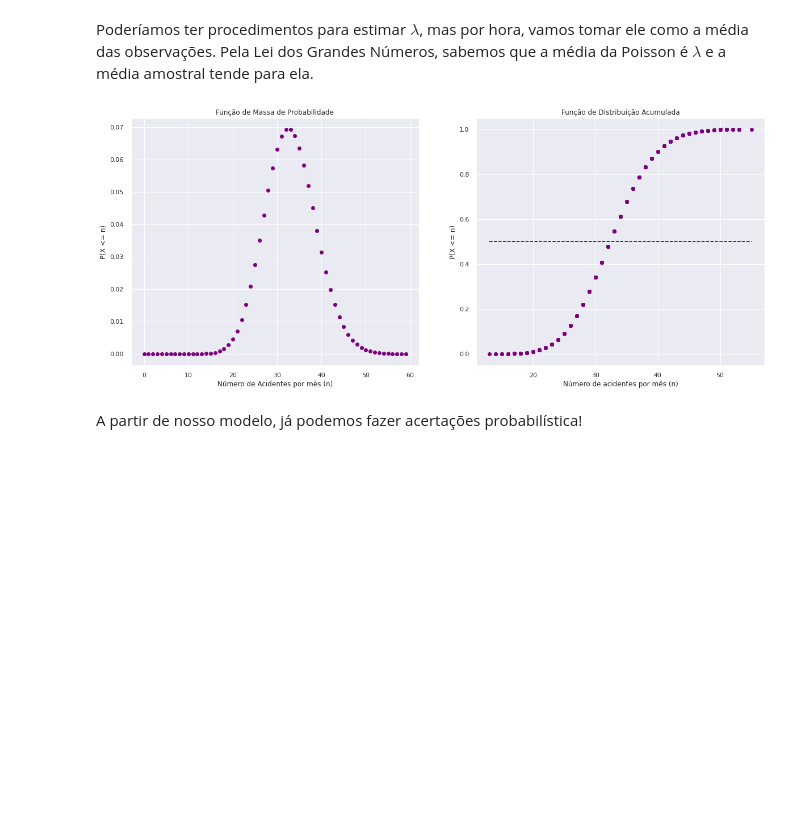
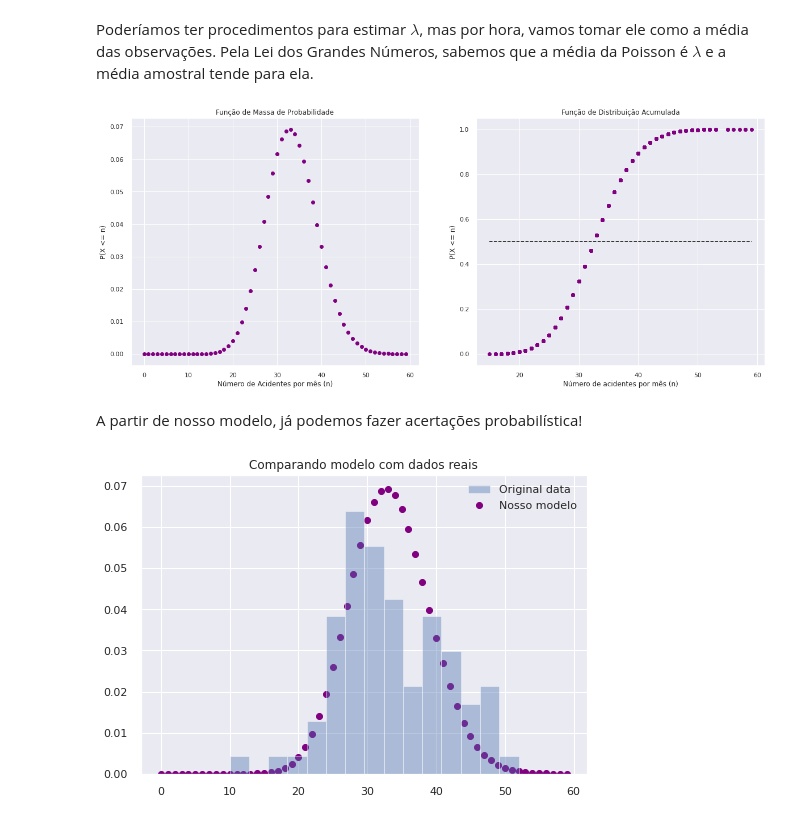
Before and after one commit to lucasmoschen/ta-sessions, a Jupyter notebook: Statistical_Inference/notebooks/StatisticalInference.ipynb, the cells around one changed output. Saved outputs shown, nothing was run; the diff lists cells and outputs as text; code cells hidden in the pictures; blank space fills up the shorter version.

```diff
--- a/Statistical_Inference/notebooks/StatisticalInference.ipynb
+++ b/Statistical_Inference/notebooks/StatisticalInference.ipynb
@@ -108,7 +108,7 @@ Número estimado de acidentes por mês 33.14386273647162
 # %% [markdown]
 Poderíamos ter procedimentos para estimar $\lambda$, mas por hora, vamos tomar ele como a média das observações. Pela Lei dos Grandes Números, sabemos que a média da Poisson é $\lambda$ e a média amostral tende para ela.
 # %%
-lamda = 33
+lamda = 33.25
 # %%
 X = poisson(lamda)
 I = np.arange(0,60,1)
@@ -131,6 +131,24 @@ ax[1].set_title('Função de Distribuição Acumulada')
 
 plt.show()
 # %% [output]
-[figure, old version]
+[figure, new version]
 # %% [markdown]
 A partir de nosso modelo, já podemos fazer acertações probabilística!
+# %%
+real_data = np.array(data['Accident Date/Time'].apply(lambda x: (x.year, x.month)))
+accidents_count = {2010 + i: {m: 0 for m in range(1,13)} for i in range(8)}
+
+for info in real_data:
+    accidents_count[info[0]][info[1]] += 1
+
+distribution = [accidents_count[y][m] for y in accidents_count.keys() for m in accidents_count[y].keys()]
+distribution = distribution[:-12] #Tirando 2 observações de 2017
+
+fig, ax = plt.subplots()
+sns.distplot(distribution, bins = 15, ax = ax, label = 'Original data', kde = False, norm_hist = True)
+ax.scatter(I,X.pmf(I) , color = 'purple', label = 'Nosso modelo')
+ax.legend()
+ax.set_title('Comparando modelo com dados reais')
+plt.show()
+# %% [output]
+[figure, added]
```
